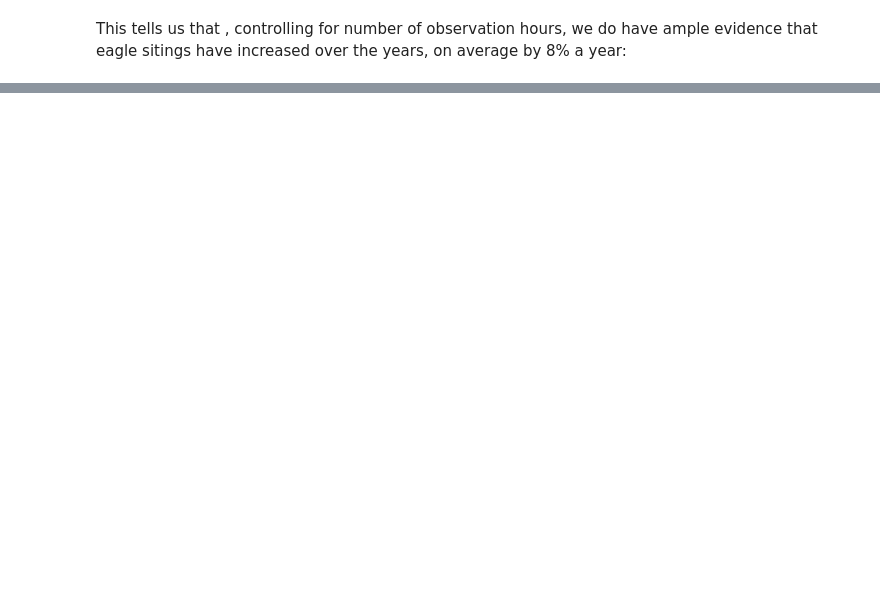
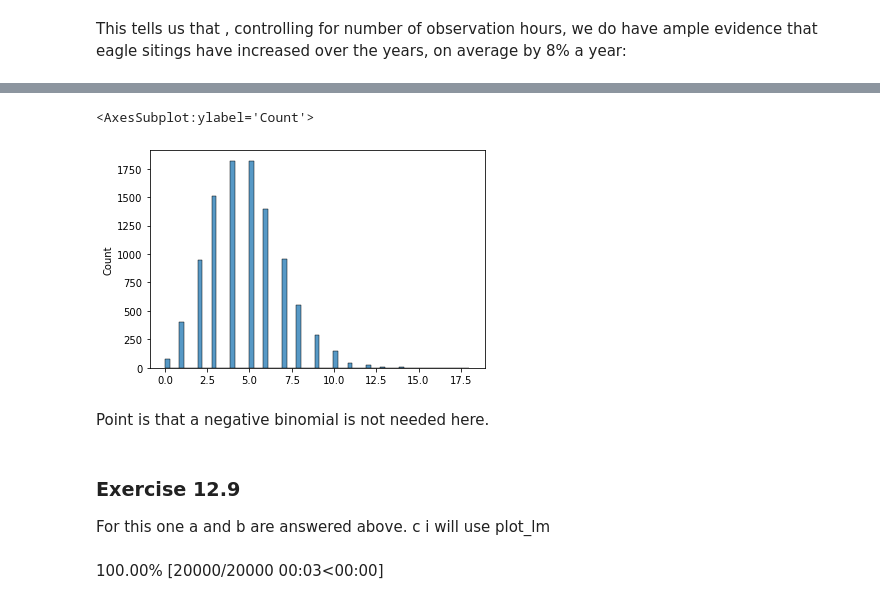
Before and after one commit to DrEntropy/BayesRulesWork, a Jupyter notebook: Chapter12.ipynb, the cells around one changed output, grey strips where cells are left out. Cells and saved outputs as stored; diff of their text form; code cells hidden in the pictures; blank space fills up the shorter version.

Commit message:
finished exercise

```diff
--- a/Chapter12.ipynb
+++ b/Chapter12.ipynb
@@ -130,0 +269,16 @@ az.plot_trace(samples);
+# %%
+sns.histplot(np.random.poisson(mu_test, size = 10000))
+# %% [output]
+<AxesSubplot:ylabel='Count'>
+[figure, added]
+# %% [markdown]
+Point is that a negative binomial is not needed here.
+# %% [markdown]
+### Exercise 12.9
+
+For this one a and b are answered above.  c i will use plot_lm
+# %%
+with negBin:
+    pm.sample_posterior_predictive(samples, extend_inferencedata=True)
+# %% [output]
+100.00% [20000/20000 00:03<00:00]
```
Also changed, not shown: parts of 35 cells of this notebook.
